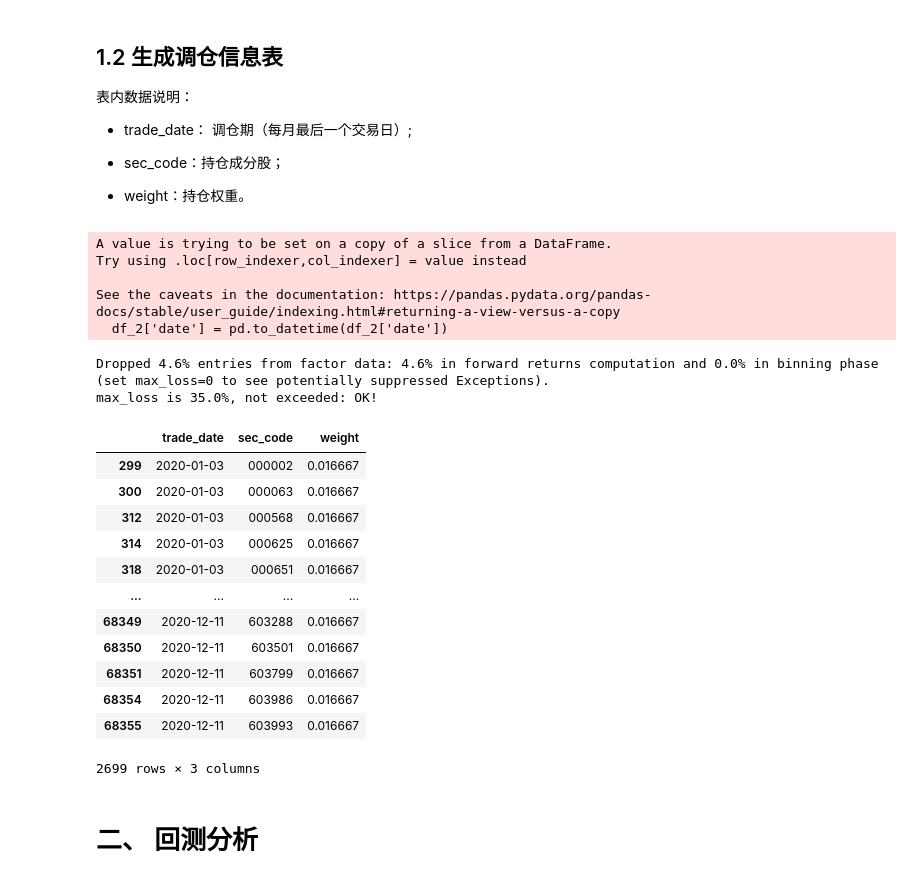
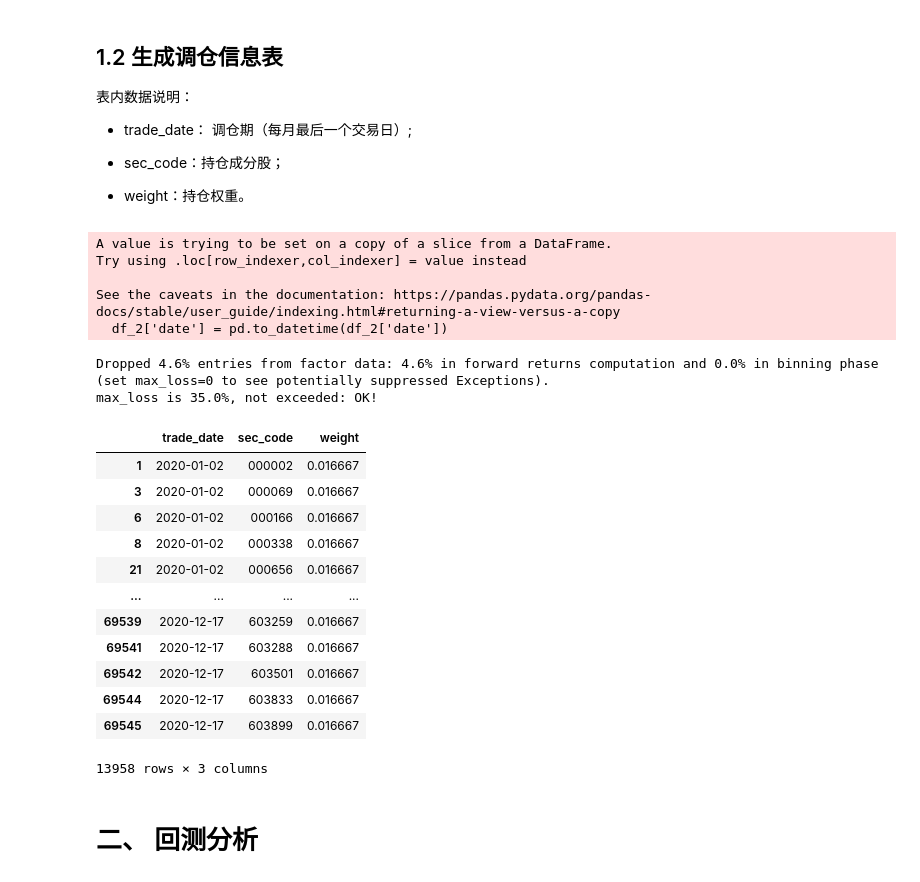
Before and after one commit to popbo/alphas, a Jupyter notebook: 2.backtrader.ipynb, the cells around one changed output. Saved outputs shown, nothing was run; the diff lists cells and outputs as text; code cells hidden in the pictures.

```diff
--- a/2.backtrader.ipynb
+++ b/2.backtrader.ipynb
@@ -84,47 +84,47 @@ alpha = alpha[(alpha['date'] >= f'{year}-01-01') & (alpha['date'] <= f'{year+1}-
 # 因子矩阵转换为一维数据(alphalens需要的格式)
 alpha = alpha.melt(id_vars=['date'], var_name='asset', value_name='factor' )
 
 # date列转为日期格式
 alpha['date'] = pd.to_datetime(alpha['date'])
 alpha = alpha[['date', 'asset', 'factor']]
 
 # 设置二级索引
 alpha = alpha.set_index(['date', 'asset'], drop=True)
 alpha.sort_index(inplace=True)
 
 
 ret = get_clean_factor_and_forward_returns(alpha, close,quantiles=5)
 ret = ret.reset_index()
 ret = ret[ret['factor_quantile'] == 5]
-ret['week'] =  pd.to_datetime(ret['date']).dt.weekday
-ret = ret[ret['week'] == 4]
+# ret['week'] =  pd.to_datetime(ret['date']).dt.weekday
+# ret = ret[ret['week'] == 4]
 ret = ret[['date','asset']]
 ret['weight'] = 1/60
 trade_info = ret.rename(columns={
         "date": "trade_date",
         "asset": "sec_code"})
 trade_info
 # %% [output]
 A value is trying to be set on a copy of a slice from a DataFrame.
 Try using .loc[row_indexer,col_indexer] = value instead
 
 See the caveats in the documentation: https://pandas.pydata.org/pandas-docs/stable/user_guide/indexing.html#returning-a-view-versus-a-copy
   df_2['date'] = pd.to_datetime(df_2['date'])
 Dropped 4.6% entries from factor data: 4.6% in forward returns computation and 0.0% in binning phase (set max_loss=0 to see potentially suppressed Exceptions).
 max_loss is 35.0%, not exceeded: OK!
 |  | trade_date | sec_code | weight |
-| 299 | 2020-01-03 | 000002 | 0.016667 |
-| 300 | 2020-01-03 | 000063 | 0.016667 |
-| 312 | 2020-01-03 | 000568 | 0.016667 |
-| 314 | 2020-01-03 | 000625 | 0.016667 |
-| 318 | 2020-01-03 | 000651 | 0.016667 |
+| 1 | 2020-01-02 | 000002 | 0.016667 |
+| 3 | 2020-01-02 | 000069 | 0.016667 |
+| 6 | 2020-01-02 | 000166 | 0.016667 |
+| 8 | 2020-01-02 | 000338 | 0.016667 |
+| 21 | 2020-01-02 | 000656 | 0.016667 |
 | ... | ... | ... | ... |
-| 68349 | 2020-12-11 | 603288 | 0.016667 |
-| 68350 | 2020-12-11 | 603501 | 0.016667 |
-| 68351 | 2020-12-11 | 603799 | 0.016667 |
-| 68354 | 2020-12-11 | 603986 | 0.016667 |
-| 68355 | 2020-12-11 | 603993 | 0.016667 |
+| 69539 | 2020-12-17 | 603259 | 0.016667 |
+| 69541 | 2020-12-17 | 603288 | 0.016667 |
+| 69542 | 2020-12-17 | 603501 | 0.016667 |
+| 69544 | 2020-12-17 | 603833 | 0.016667 |
+| 69545 | 2020-12-17 | 603899 | 0.016667 |
-2699 rows × 3 columns
+13958 rows × 3 columns
 # %% [markdown]
 # 二、 回测分析
 # %% [markdown]
```
Also changed, not shown: parts of 1 cell of this notebook, 3 other files.
